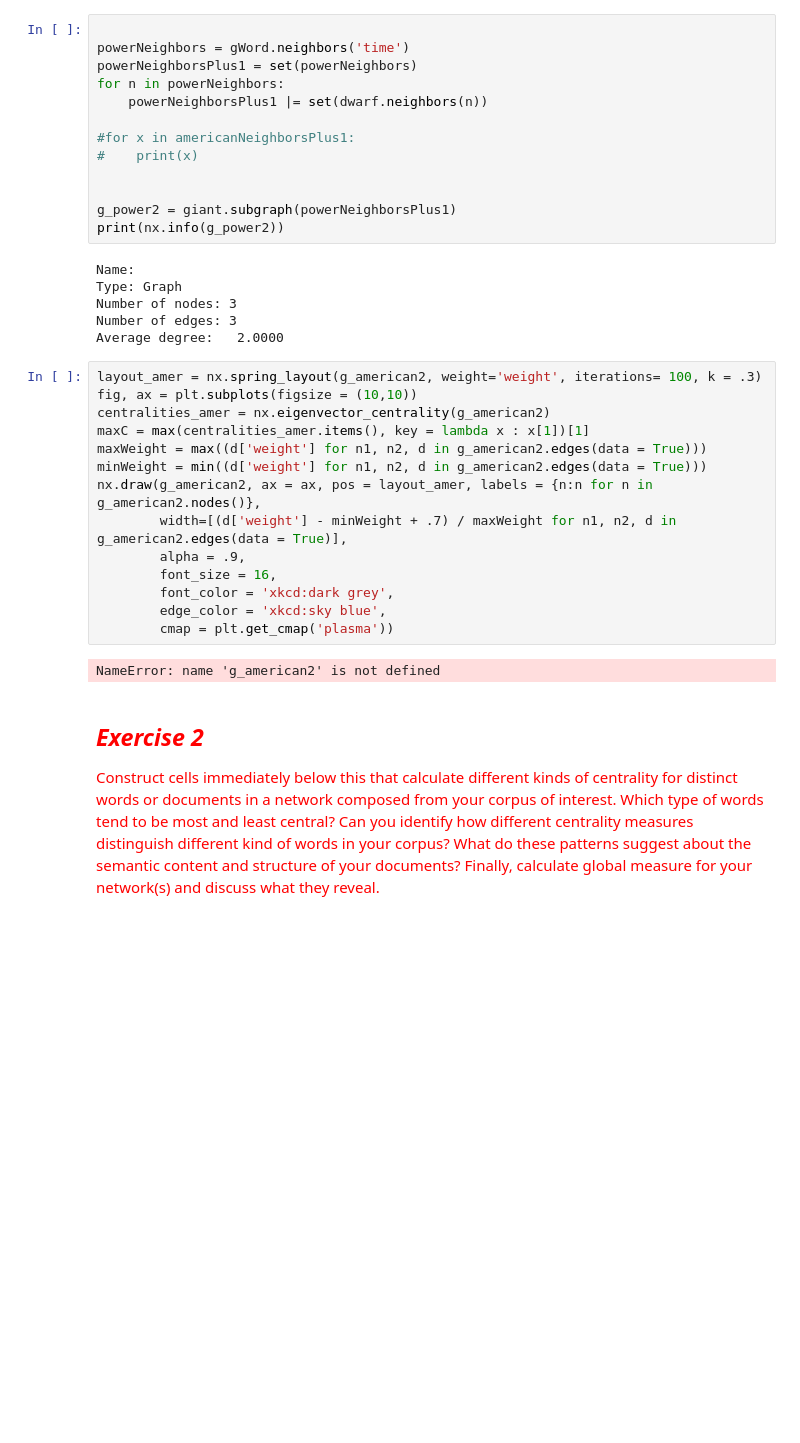
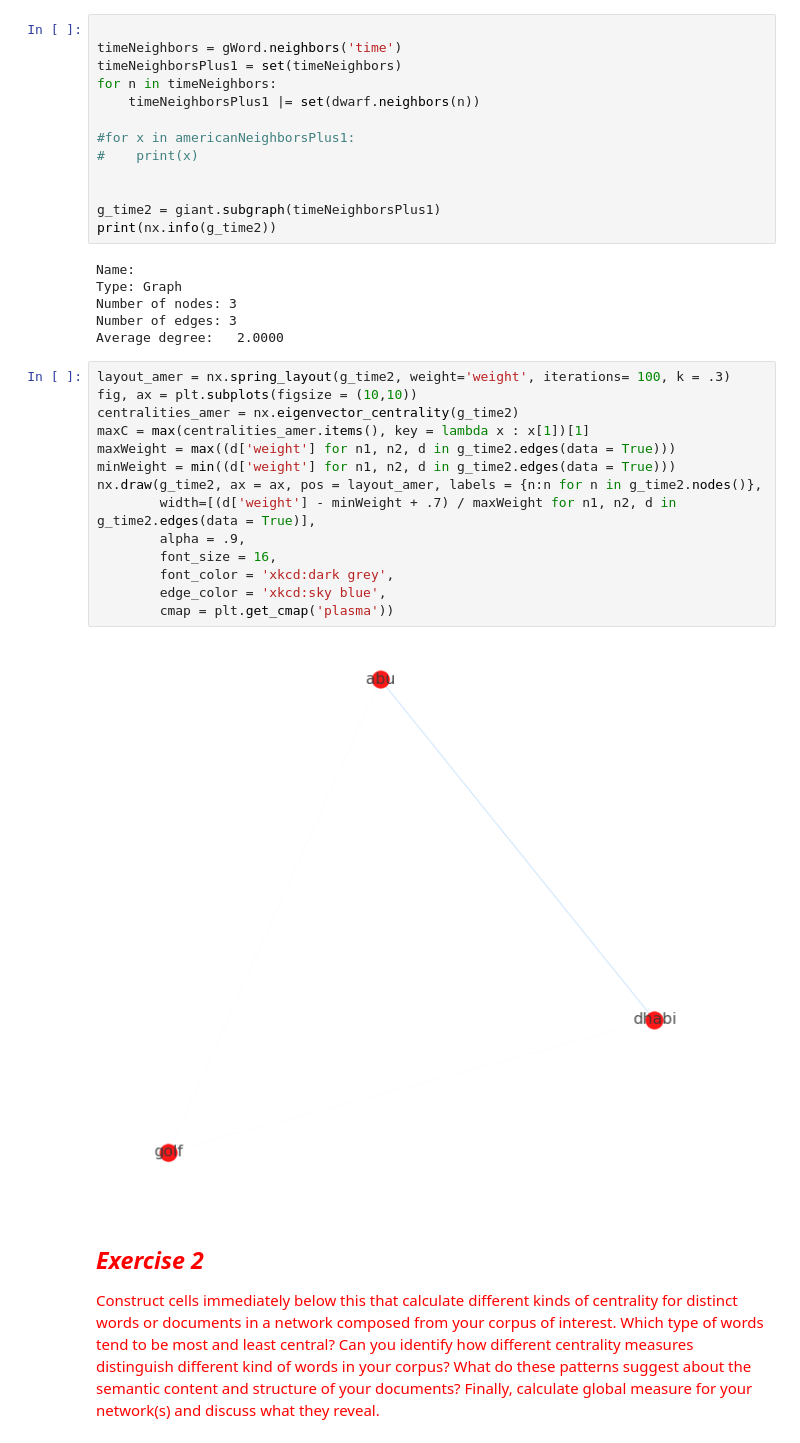
Before and after one commit to rkcatipon/Content-Analysis-2020, a Jupyter notebook: week-5/5-HW-Response.ipynb, the cells around one changed output. Drawn from its saved outputs; the diff is of its cells as text; blank space fills up the shorter version.

```diff
--- a/week-5/5-HW-Response.ipynb
+++ b/week-5/5-HW-Response.ipynb
@@ -448,17 +449,17 @@ nx.draw(g_power, ax = ax, pos = layout_amer, labels = {n:n for n in g_power.node
 Now lets look at a subgraph of the network, those nodes that are within 1 or 2 network steps of 'america'.
 # %%
 
-powerNeighbors = gWord.neighbors('time')
-powerNeighborsPlus1 = set(powerNeighbors)
-for n in powerNeighbors:
-    powerNeighborsPlus1 |= set(dwarf.neighbors(n))
+timeNeighbors = gWord.neighbors('time')
+timeNeighborsPlus1 = set(timeNeighbors)
+for n in timeNeighbors:
+    timeNeighborsPlus1 |= set(dwarf.neighbors(n))
 
 #for x in americanNeighborsPlus1:
 #    print(x)
 
 
-g_power2 = giant.subgraph(powerNeighborsPlus1)
-print(nx.info(g_power2))
+g_time2 = giant.subgraph(timeNeighborsPlus1)
+print(nx.info(g_time2))
 # %% [output]
 Name:
 Type: Graph
@@ -466,21 +467,21 @@ Number of nodes: 3
 Number of edges: 3
 Average degree:   2.0000
 # %%
-layout_amer = nx.spring_layout(g_american2, weight='weight', iterations= 100, k = .3)
+layout_amer = nx.spring_layout(g_time2, weight='weight', iterations= 100, k = .3)
 fig, ax = plt.subplots(figsize = (10,10))
-centralities_amer = nx.eigenvector_centrality(g_american2)
+centralities_amer = nx.eigenvector_centrality(g_time2)
 maxC = max(centralities_amer.items(), key = lambda x : x[1])[1]
-maxWeight = max((d['weight'] for n1, n2, d in g_american2.edges(data = True)))
-minWeight = min((d['weight'] for n1, n2, d in g_american2.edges(data = True)))
-nx.draw(g_american2, ax = ax, pos = layout_amer, labels = {n:n for n in g_american2.nodes()},
-        width=[(d['weight'] - minWeight + .7) / maxWeight for n1, n2, d in g_american2.edges(data = True)],
+maxWeight = max((d['weight'] for n1, n2, d in g_time2.edges(data = True)))
+minWeight = min((d['weight'] for n1, n2, d in g_time2.edges(data = True)))
+nx.draw(g_time2, ax = ax, pos = layout_amer, labels = {n:n for n in g_time2.nodes()},
+        width=[(d['weight'] - minWeight + .7) / maxWeight for n1, n2, d in g_time2.edges(data = True)],
         alpha = .9,
         font_size = 16,
         font_color = 'xkcd:dark grey',
         edge_color = 'xkcd:sky blue',
         cmap = plt.get_cmap('plasma'))
 # %% [output]
-NameError: name 'g_american2' is not defined
+[figure, added]
 # %% [markdown]
 ## <span style="color:red">*Exercise 2*</span>
 
```
Also changed, not shown: parts of 2 cells of this notebook.
